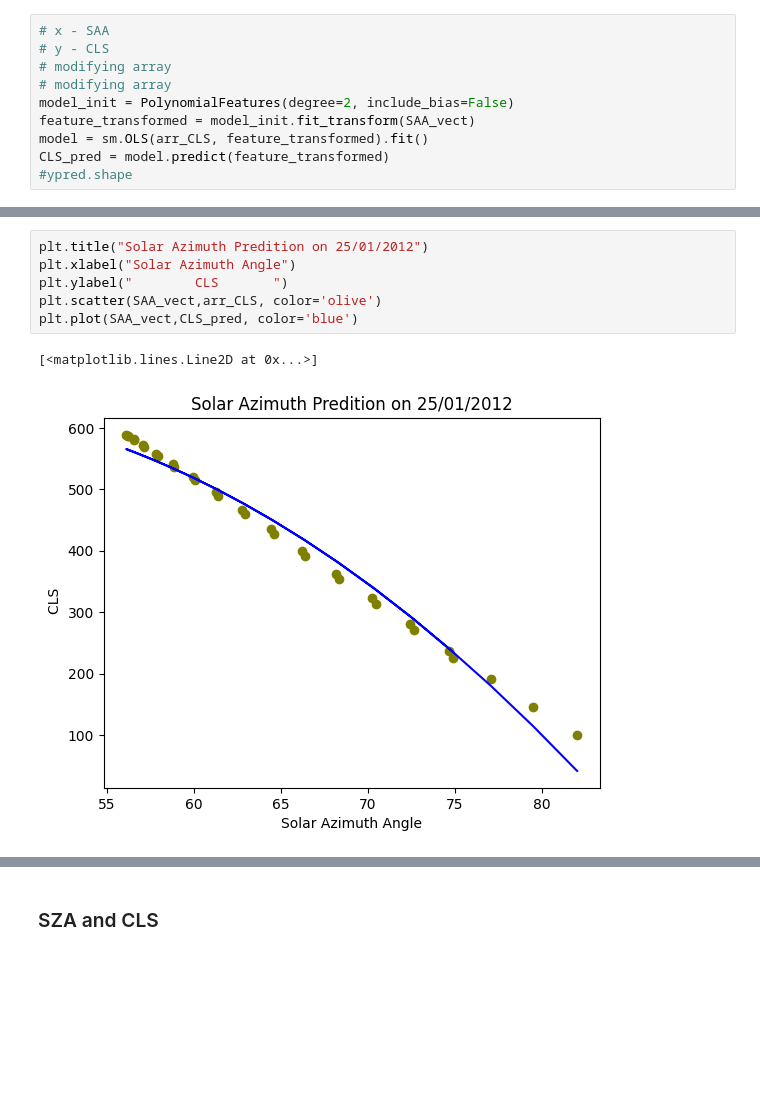
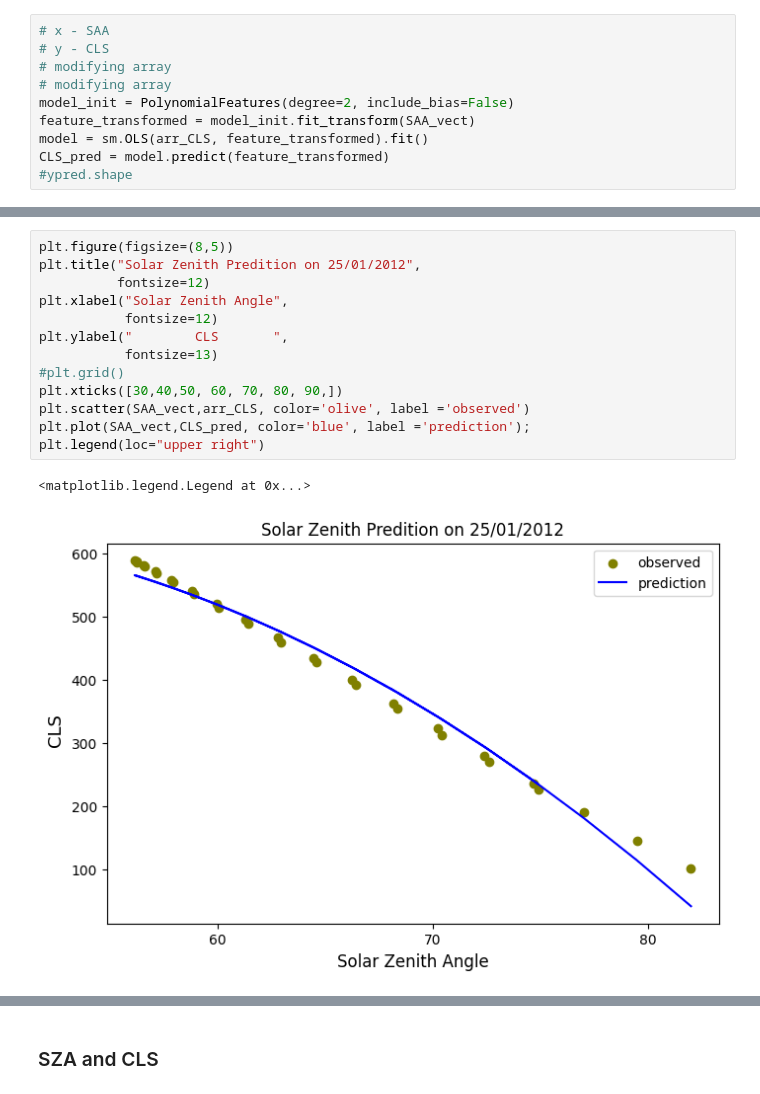
Before and after one commit to fedegiallorosso/solar_forecasting, a Jupyter notebook: notebooks/Emilio_linear_regression.ipynb, the cells around one changed output, grey strips where cells are left out. Cells and saved outputs as stored; diff of their text form; blank space fills up the shorter version.

```diff
--- a/notebooks/Emilio_linear_regression.ipynb
+++ b/notebooks/Emilio_linear_regression.ipynb
@@ -185,11 +181,18 @@ CLS_pred = model.predict(feature_transformed)
  [2] Standard Errors assume that the covariance matrix of the errors is correctly specified.
  """]
 # %%
-plt.title("Solar Azimuth Predition on 25/01/2012")
-plt.xlabel("Solar Azimuth Angle")
-plt.ylabel("        CLS       ")
-plt.scatter(SAA_vect,arr_CLS, color='olive')
-plt.plot(SAA_vect,CLS_pred, color='blue')
+plt.figure(figsize=(8,5))
+plt.title("Solar Zenith Predition on 25/01/2012",
+          fontsize=12)
+plt.xlabel("Solar Zenith Angle",
+           fontsize=12)
+plt.ylabel("        CLS       ",
+           fontsize=13)
+#plt.grid()
+plt.xticks([30,40,50, 60, 70, 80, 90,])
+plt.scatter(SAA_vect,arr_CLS, color='olive', label ='observed')
+plt.plot(SAA_vect,CLS_pred, color='blue', label ='prediction');
+plt.legend(loc="upper right")
 # %% [output]
-[<matplotlib.lines.Line2D at 0x...>]
+<matplotlib.legend.Legend at 0x...>
-[figure, old version]
+[figure, new version]
```
Also changed, not shown: parts of 17 cells of this notebook, 1 other file.
